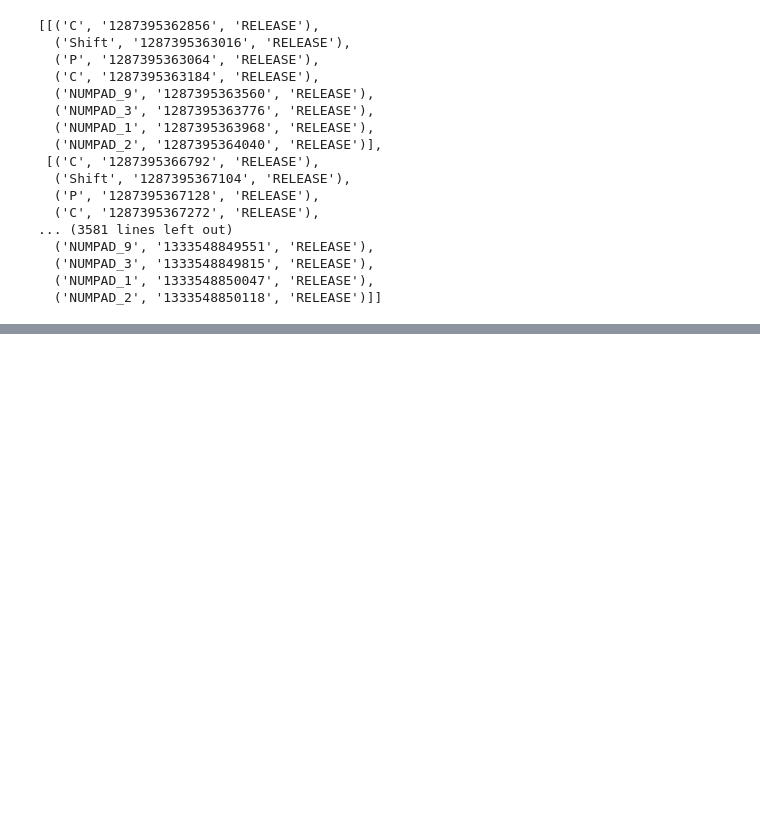
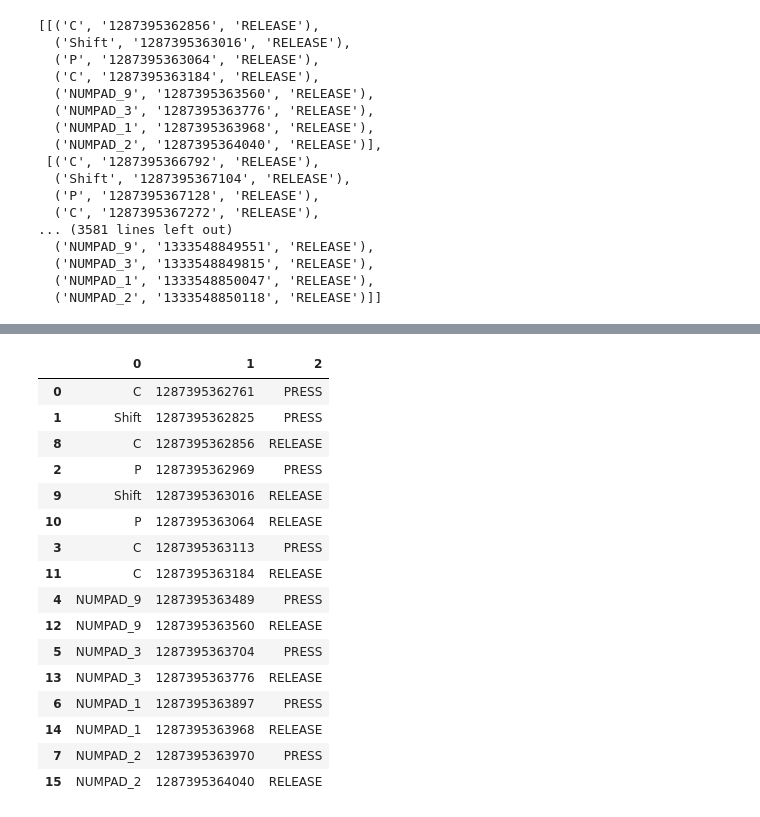
Before and after one commit to gw-cs-sd/sd-2017-covert-ops, a Jupyter notebook: joe/NewDataset.ipynb, the cells around one changed output, grey strips where cells are left out. Saved outputs shown, nothing was run; the diff lists cells and outputs as text; code cells hidden in the pictures; blank space fills up the shorter version.

```diff
--- a/joe/NewDataset.ipynb
+++ b/joe/NewDataset.ipynb
@@ -75,13 +75,18 @@ pd.DataFrame(parsed_genuine_presses[0]+parsed_genuine_releases[0]).sort_values([
 | 7 | NUMPAD_2 | 1287395363970 |
 | 15 | NUMPAD_2 | 1287395364040 |
 # %%
-parsed_genuine_releases_labeled = []
-for k in parsed_genuine_releases:
-    temp = [];
-    for n in k:
-#         print (n)
-        temp.append(n+("RELEASE",));
-    parsed_genuine_releases_labeled.append(temp)
+def labelTheKeystrokes(parsedData,action):
+        labeled = [];
+        for k in parsedData:
+            temp = [];
+            for n in k:
+                temp.append(n+(action,));
+            labeled.append(temp);
+        return labeled;
+
+
+parsed_genuine_releases_labeled = labelTheKeystrokes(parsed_genuine_releases, "RELEASE");
+parsed_genuine_presses_labeled = labelTheKeystrokes(parsed_genuine_presses, "PRESS");
 # %%
 parsed_genuine_releases_labeled
 # %% [output]
@@ -107,0 +130,20 @@ parsed_genuine_releases_labeled
+# %%
+pd.DataFrame(parsed_genuine_presses_labeled[0]+parsed_genuine_releases_labeled[0]).sort_values([1])
+# %% [output]
+|  | 0 | 1 | 2 |
+| 0 | C | 1287395362761 | PRESS |
+| 1 | Shift | 1287395362825 | PRESS |
+| 8 | C | 1287395362856 | RELEASE |
+| 2 | P | 1287395362969 | PRESS |
+| 9 | Shift | 1287395363016 | RELEASE |
+| 10 | P | 1287395363064 | RELEASE |
+| 3 | C | 1287395363113 | PRESS |
+| 11 | C | 1287395363184 | RELEASE |
+| 4 | NUMPAD_9 | 1287395363489 | PRESS |
+| 12 | NUMPAD_9 | 1287395363560 | RELEASE |
+| 5 | NUMPAD_3 | 1287395363704 | PRESS |
+| 13 | NUMPAD_3 | 1287395363776 | RELEASE |
+| 6 | NUMPAD_1 | 1287395363897 | PRESS |
+| 14 | NUMPAD_1 | 1287395363968 | RELEASE |
+| 7 | NUMPAD_2 | 1287395363970 | PRESS |
+| 15 | NUMPAD_2 | 1287395364040 | RELEASE |
```
Also changed, not shown: parts of 2 cells of this notebook, 1 other file.
